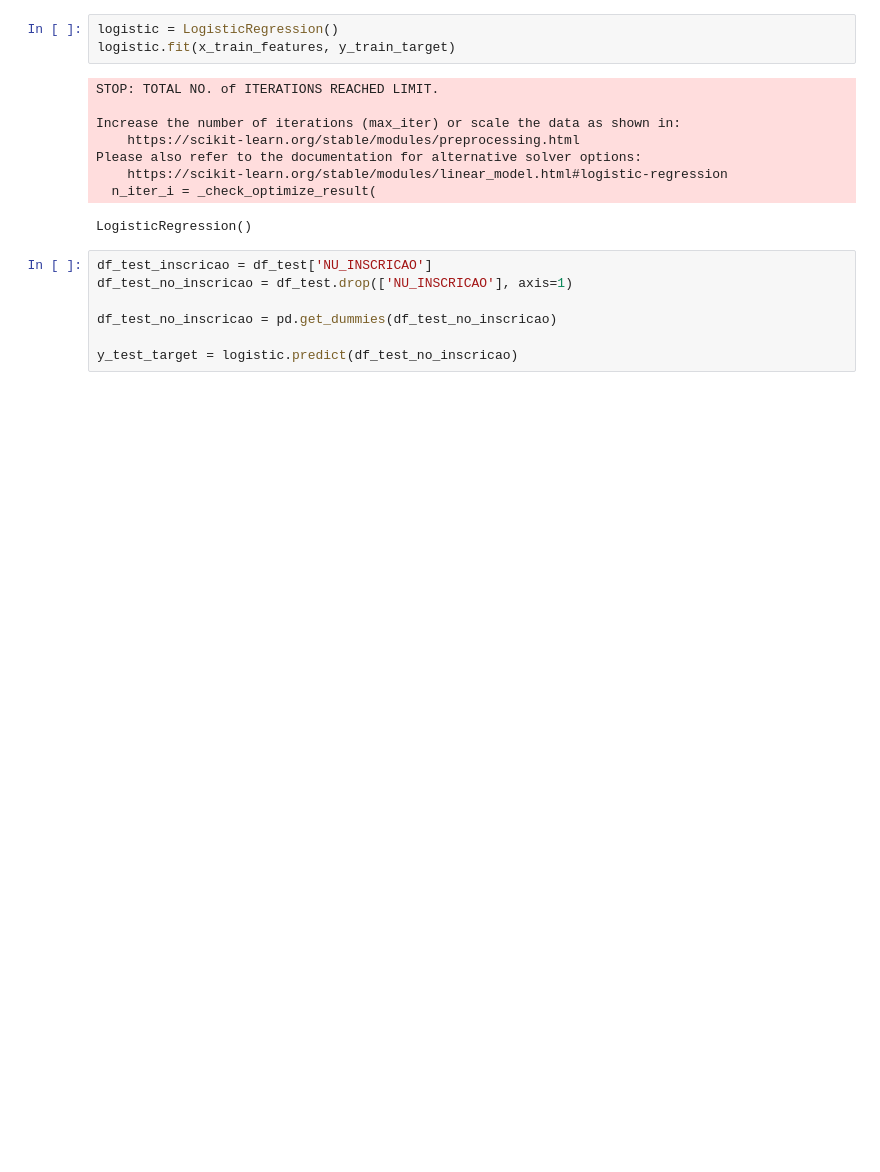
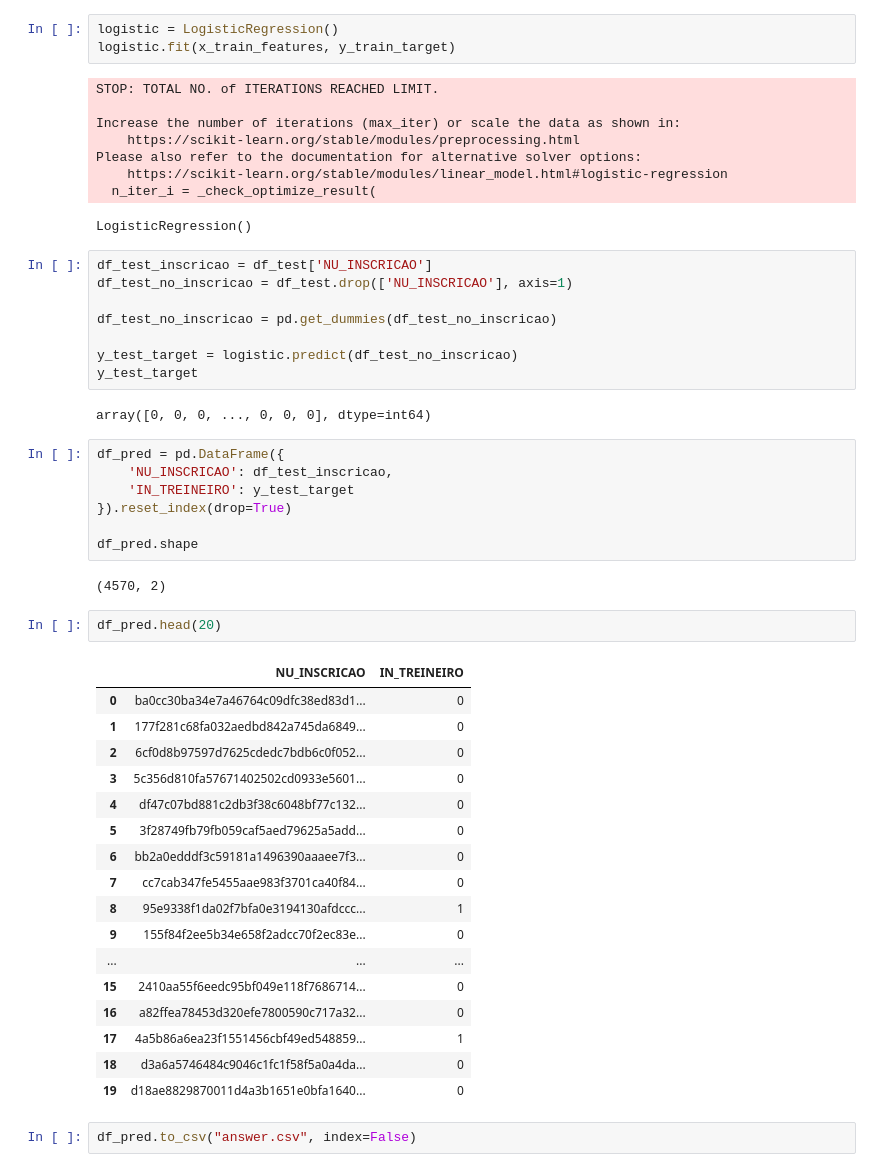
Before and after one commit to mirellaalves/data-science-acelera, a Jupyter notebook: enem-4/by_classification.ipynb, the cells around one changed output. Saved outputs shown, nothing was run; the diff lists cells and outputs as text; blank space fills up the shorter version.

Commit message:
fix errors, apply logistic regression and get answer file

```diff
--- a/enem-4/by_classification.ipynb
+++ b/enem-4/by_classification.ipynb
@@ -266,3 +259,37 @@ df_test_no_inscricao = df_test.drop(['NU_INSCRICAO'], axis=1)
 df_test_no_inscricao = pd.get_dummies(df_test_no_inscricao)
 
 y_test_target = logistic.predict(df_test_no_inscricao)
+y_test_target
+# %% [output]
+array([0, 0, 0, ..., 0, 0, 0], dtype=int64)
+# %%
+df_pred = pd.DataFrame({
+    'NU_INSCRICAO': df_test_inscricao,
+    'IN_TREINEIRO': y_test_target
+}).reset_index(drop=True)
+
+df_pred.shape
+# %% [output]
+(4570, 2)
+# %%
+df_pred.head(20)
+# %% [output]
+|  | NU_INSCRICAO | IN_TREINEIRO |
+| 0 | ba0cc30ba34e7a46764c09dfc38ed83d1... | 0 |
+| 1 | 177f281c68fa032aedbd842a745da6849... | 0 |
+| 2 | 6cf0d8b97597d7625cdedc7bdb6c0f052... | 0 |
+| 3 | 5c356d810fa57671402502cd0933e5601... | 0 |
+| 4 | df47c07bd881c2db3f38c6048bf77c132... | 0 |
+| 5 | 3f28749fb79fb059caf5aed79625a5add... | 0 |
+| 6 | bb2a0edddf3c59181a1496390aaaee7f3... | 0 |
+| 7 | cc7cab347fe5455aae983f3701ca40f84... | 0 |
+| 8 | 95e9338f1da02f7bfa0e3194130afdccc... | 1 |
+| 9 | 155f84f2ee5b34e658f2adcc70f2ec83e... | 0 |
+| ... | ... | ... |
+| 15 | 2410aa55f6eedc95bf049e118f7686714... | 0 |
+| 16 | a82ffea78453d320efe7800590c717a32... | 0 |
+| 17 | 4a5b86a6ea23f1551456cbf49ed548859... | 1 |
+| 18 | d3a6a5746484c9046c1fc1f58f5a0a4da... | 0 |
+| 19 | d18ae8829870011d4a3b1651e0bfa1640... | 0 |
+# %%
+df_pred.to_csv("answer.csv", index=False)
```
Also changed, not shown: parts of 4 cells of this notebook, 3 other files.
